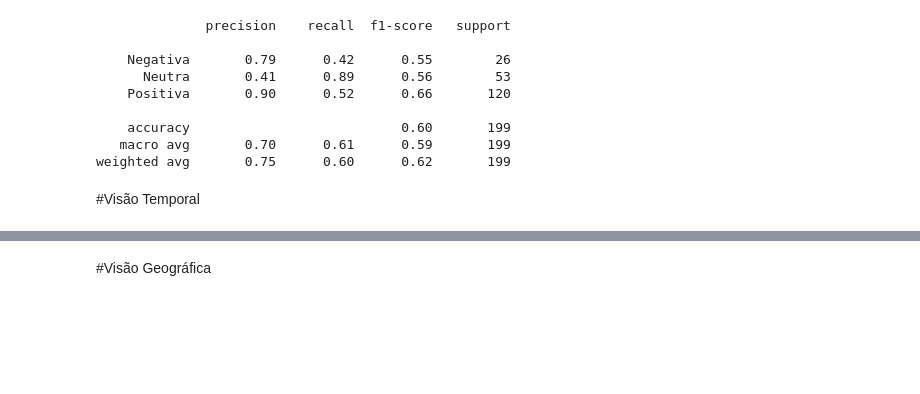
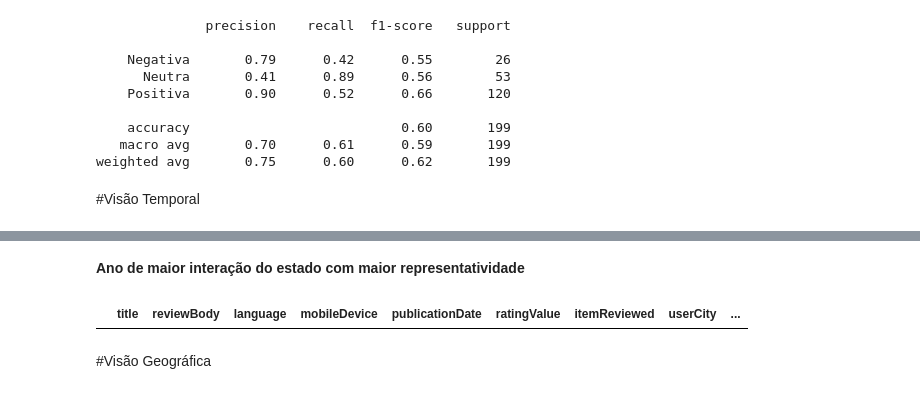
Before and after one commit to kidkmon/Sentiment-Analysis-TripAdvisor, a Jupyter notebook: Analise_sentimentos_TripAdvisor.ipynb, the cells around one changed output, grey strips where cells are left out. Cells and saved outputs as stored; diff of their text form; code cells hidden in the pictures; blank space fills up the shorter version.

```diff
--- a/Analise_sentimentos_TripAdvisor.ipynb
+++ b/Analise_sentimentos_TripAdvisor.ipynb
@@ -515,0 +536,6 @@ weighted avg       0.75      0.60      0.62       199
+# %% [markdown]
+**Ano de maior interação do estado com maior representatividade**
+# %%
+df[df.userState == "SP"].head()
+# %% [output]
+|  | title | reviewBody | language | mobileDevice | publicationDate | ratingValue | itemReviewed | userCity | ... |
```
Also changed, not shown: parts of 6 cells of this notebook.
